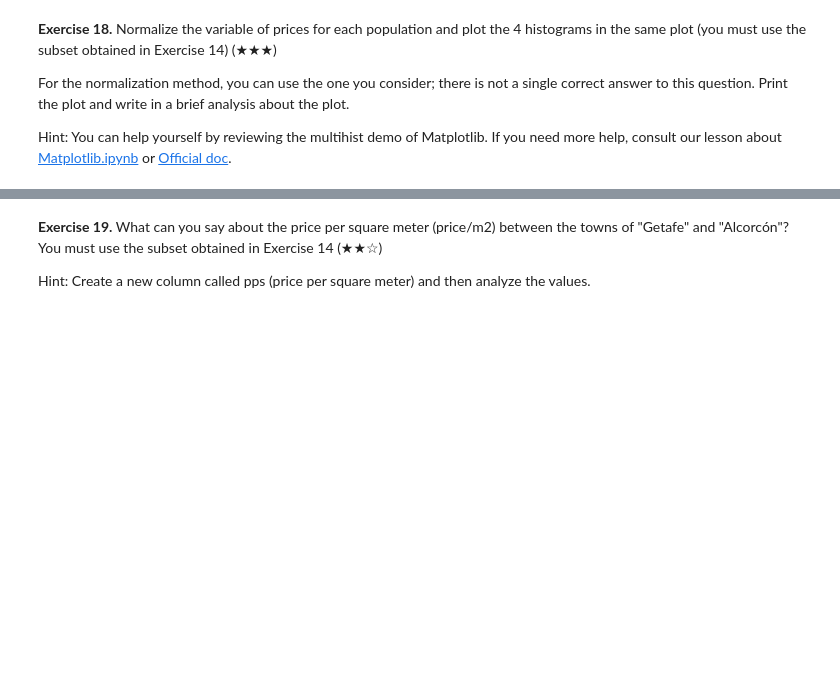
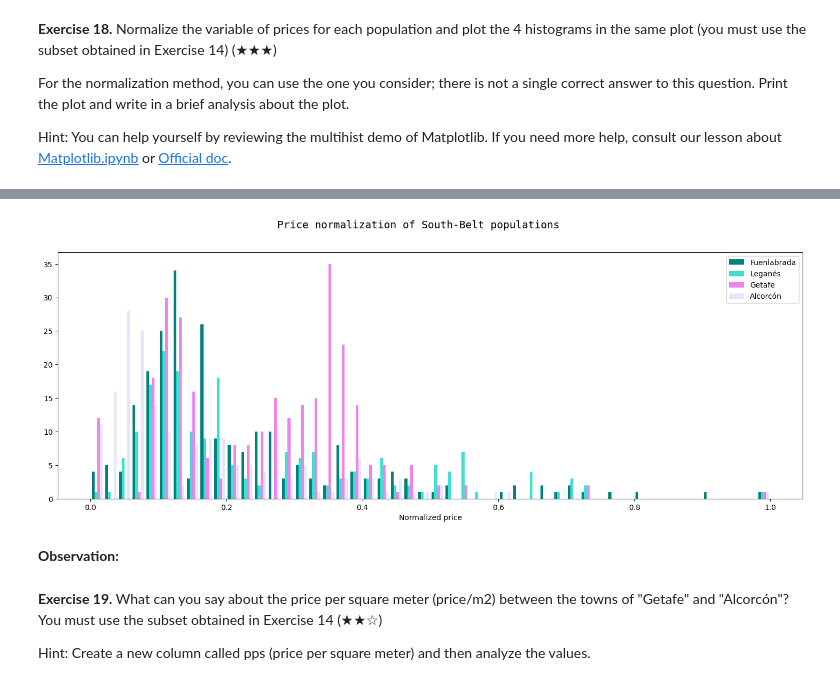
Before and after one commit to Caavlier/Proyect-RealState, a Jupyter notebook: Real_Estate_Clean_Up_Project_0.ipynb, the cells around one changed output, grey strips where cells are left out. Saved outputs shown, nothing was run; the diff lists cells and outputs as text; code cells hidden in the pictures; blank space fills up the shorter version.

```diff
--- a/Real_Estate_Clean_Up_Project_0.ipynb
+++ b/Real_Estate_Clean_Up_Project_0.ipynb
@@ -708,3 +776,27 @@ Brief *analysis* here
+# %%
+# from astropy.visualization import hist
+
+populations = ['Fuenlabrada', 'Leganés', 'Getafe', 'Alcorcón']
+colors = ['teal', 'turquoise', 'violet', 'lavender']
+
+# Normalization by MAX-MIN to compare in the same range
+norm_populations = [] # This is a list
+for i in populations:
+  population = south_belt.loc[south_belt['level5'] == i, 'price'] # Variable of prices
+  max, min = population.max(), population.min()
+  norm = (population - min) / (max - min) # Normalization
+  norm_populations.append(norm) # Series to the end of the list
+
+plt.figure(figsize=(18,6))
+plt.hist(norm_populations, bins=50, color=colors, label=populations)
+plt.suptitle("Price normalization of South-Belt populations", fontsize=14, fontfamily='monospace')
+plt.xlabel("Normalized price")
+plt.legend()
+plt.show()
+# %% [output]
+[figure, added]
+# %% [markdown]
+**Observation:**
 # %% [markdown]
 **Exercise 19.** What can you say about the price per square meter (price/m2) between the towns of "Getafe" and "Alcorcón"? You must use the subset obtained in Exercise 14 (★★☆)
 
```
Also changed, not shown: parts of 4 cells of this notebook.
